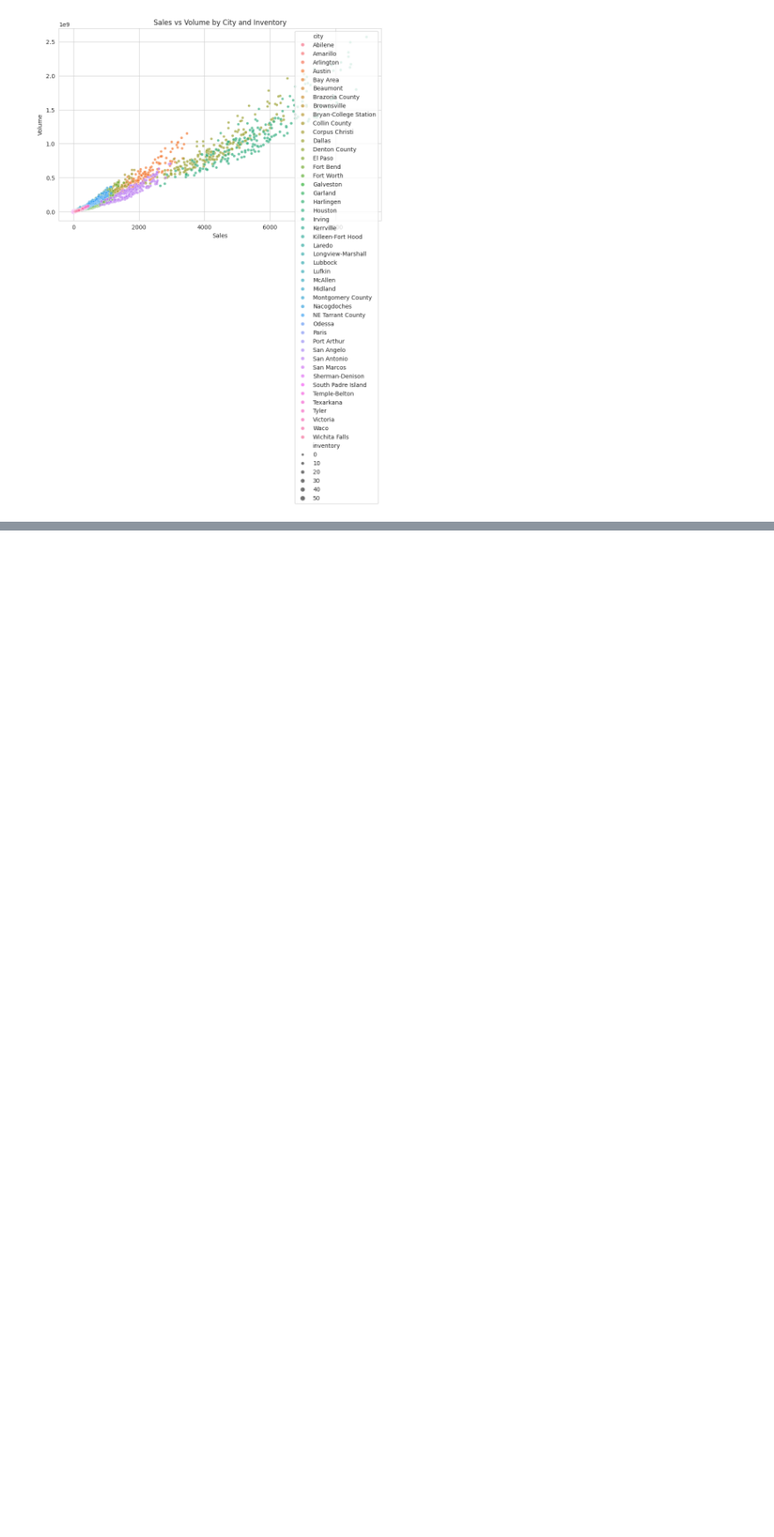
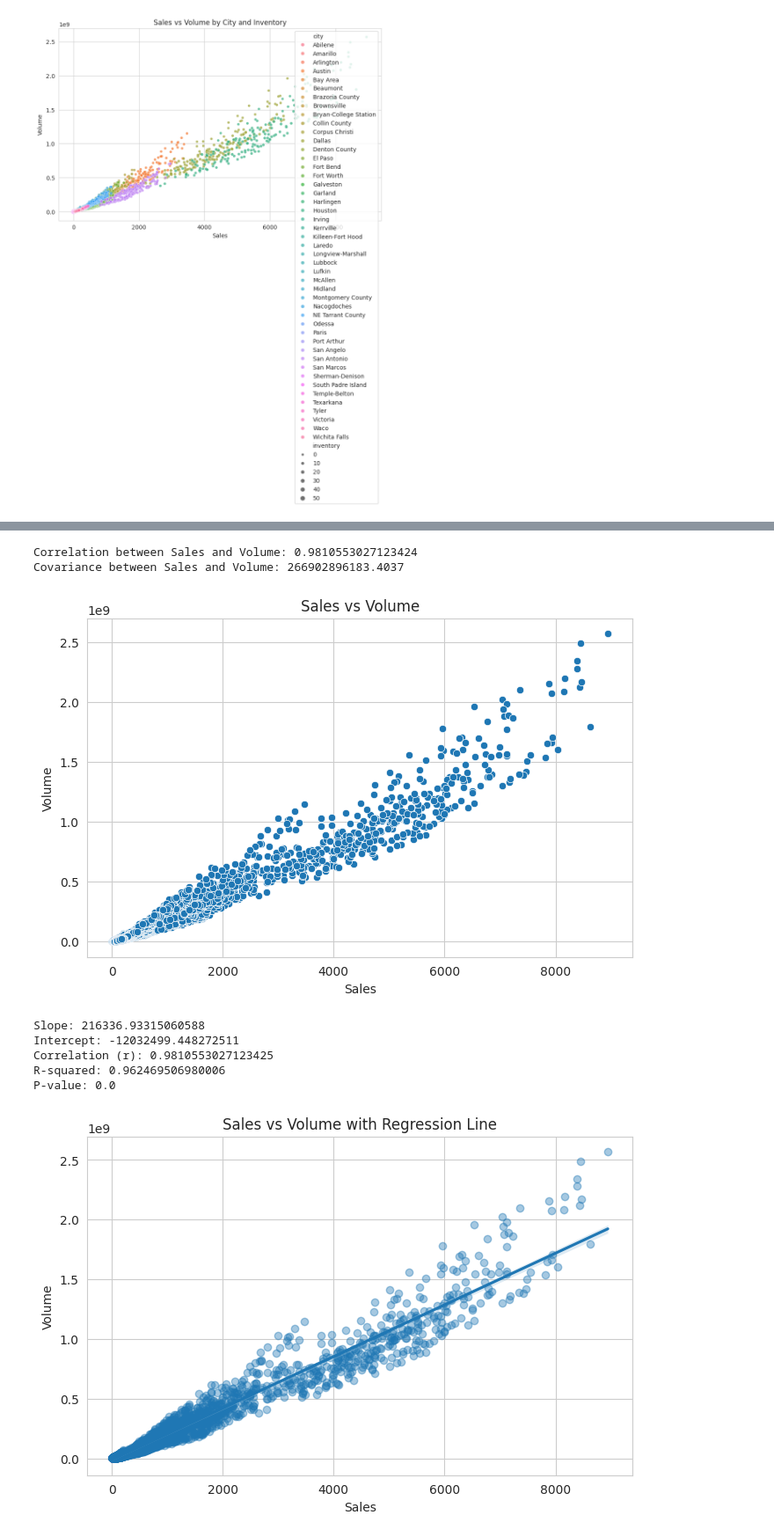
Before and after one commit to adits09/EDA_PROJECT_ADITI, a Jupyter notebook: Phase1_EDA.ipynb, the cells around one changed output, grey strips where cells are left out. Shown at 88% size. Drawn from its saved outputs; the diff is of its cells as text; code cells hidden in the pictures; blank space fills up the shorter version.

```diff
--- a/Phase1_EDA.ipynb
+++ b/Phase1_EDA.ipynb
@@ -400,0 +475,70 @@ plt.show()
+# %%
+## 2. 2D Statistical Analysis:
+
+#Correlation:
+x = df["sales"]
+y = df["volume"]
+correlation = x.corr(y)
+
+print("Correlation between Sales and Volume:", correlation)
+
+# Covariance
+covariance = x.cov(y)
+
+print("Covariance between Sales and Volume:", covariance)
+
+# Scatter plot of Sales and Volume
+
+plt.figure(figsize=(8, 5))
+
+sns.scatterplot(
+    data=df,
+    x="sales",
+    y="volume"
+)
+plt.title("Sales vs Volume")
+plt.xlabel("Sales")
+plt.ylabel("Volume")
+
+plt.show()
+
+#Regression Analysis:
+from scipy.stats import linregress
+reg_data = df[["sales", "volume"]].dropna()
+
+result = linregress(
+    reg_data["sales"],
+    reg_data["volume"]
+)
+
+print("Slope:", result.slope)
+print("Intercept:", result.intercept)
+print("Correlation (r):", result.rvalue)
+print("R-squared:", result.rvalue ** 2)
+print("P-value:", result.pvalue)
+
+#Regression visualization:
+plt.figure(figsize=(8, 5))
+
+sns.regplot(
+    data=reg_data,
+    x="sales",
+    y="volume",
+    scatter_kws={"alpha": 0.4}
+)
+
+plt.title("Sales vs Volume with Regression Line")
+plt.xlabel("Sales")
+plt.ylabel("Volume")
+
+plt.show()
+# %% [output]
+Correlation between Sales and Volume: 0.9810553027123424
+Covariance between Sales and Volume: 266902896183.4037
+[figure, added]
+Slope: 216336.93315060588
+Intercept: -12032499.448272511
+Correlation (r): 0.9810553027123425
+R-squared: 0.962469506980006
+P-value: 0.0
+[figure, added]
```
Also changed, not shown: parts of 6 cells of this notebook.
